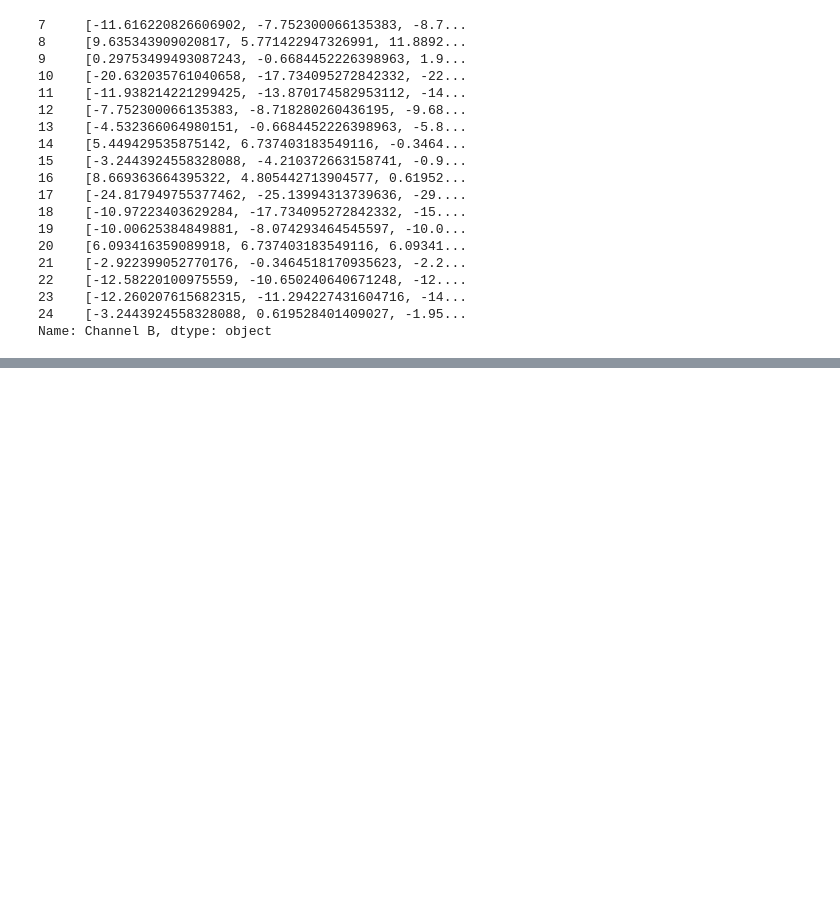
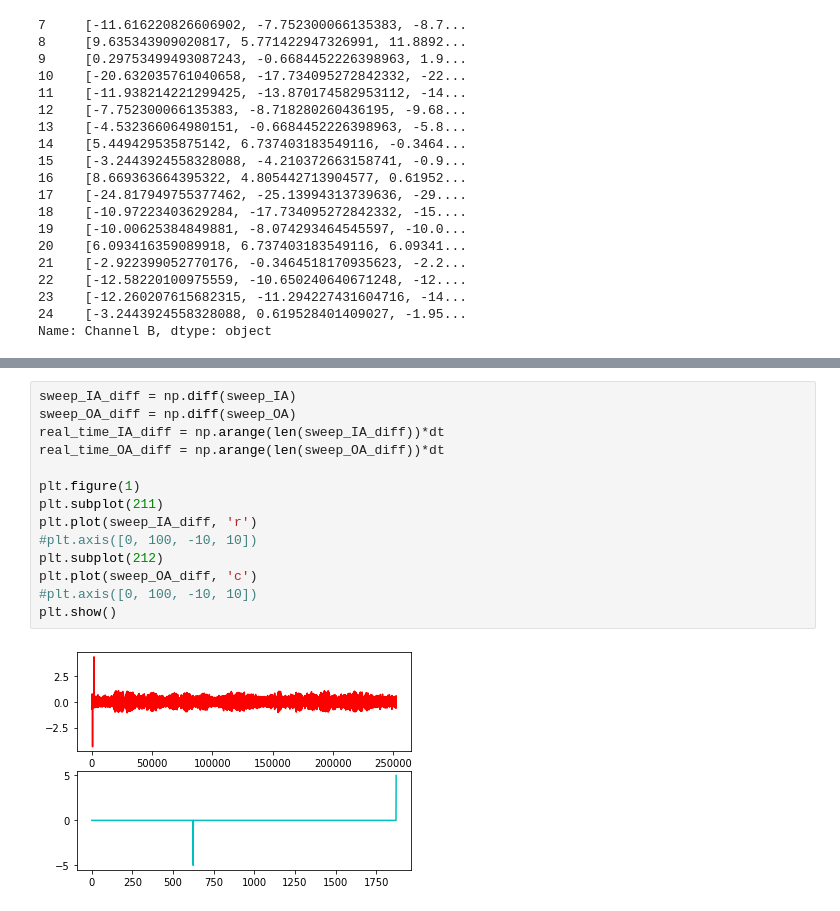
Before and after one commit to opavon/PAG_ephys_analysis, a Jupyter notebook: loose_seal/testpulse_Rseal_develop.ipynb, the cells around one changed output, grey strips where cells are left out. Drawn from its saved outputs; the diff is of its cells as text; blank space fills up the shorter version.

```diff
--- a/loose_seal/testpulse_Rseal_develop.ipynb
+++ b/loose_seal/testpulse_Rseal_develop.ipynb
@@ -219,0 +226,16 @@ def parse_TTL_edges(TTL, edgeType):
+# %%
+sweep_IA_diff = np.diff(sweep_IA)
+sweep_OA_diff = np.diff(sweep_OA)
+real_time_IA_diff = np.arange(len(sweep_IA_diff))*dt
+real_time_OA_diff = np.arange(len(sweep_OA_diff))*dt
+
+plt.figure(1)
+plt.subplot(211)
+plt.plot(sweep_IA_diff, 'r')
+#plt.axis([0, 100, -10, 10])
+plt.subplot(212)
+plt.plot(sweep_OA_diff, 'c')
+#plt.axis([0, 100, -10, 10])
+plt.show()
+# %% [output]
+[figure, added]
```
Also changed, not shown: parts of 19 cells of this notebook, 1 other file.
